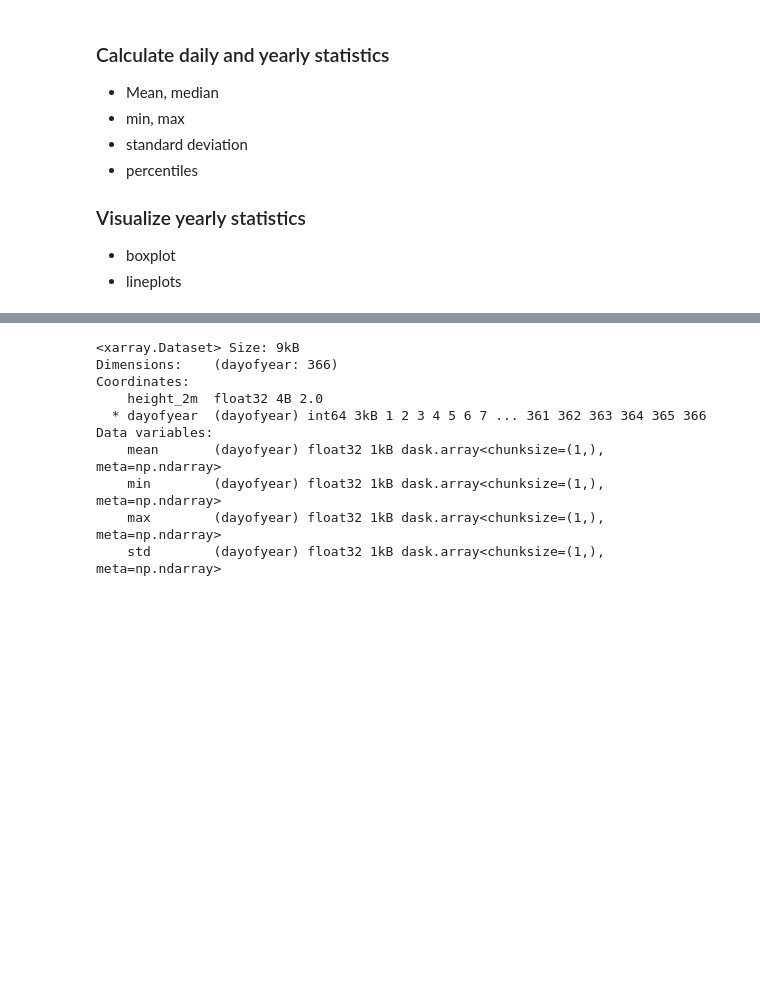
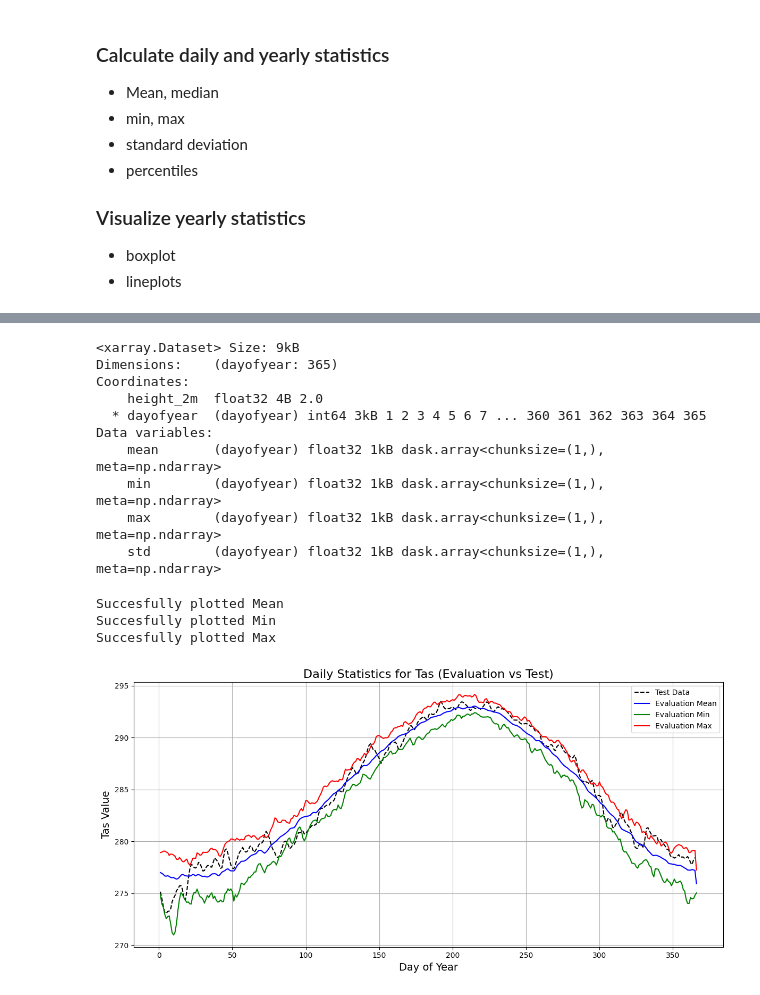
Before and after one commit to CORDEX-be2/ValEnsPy, a Jupyter notebook: evaluation_cclm/cclm_gcm_evaluation_EUR11.ipynb, the cells around one changed output, grey strips where cells are left out. Cells and saved outputs as stored; diff of their text form; code cells hidden in the pictures; blank space fills up the shorter version.

Commit message:
Incorporated individual yearly timeseries, calculating daily statistics on year basis

```diff
--- a/evaluation_cclm/cclm_gcm_evaluation_EUR11.ipynb
+++ b/evaluation_cclm/cclm_gcm_evaluation_EUR11.ipynb
@@ -601,16 +596,16 @@ def plot_daily_stats(eval_dataset, test_dataset, variable, statistics):
         'std': 'grey'
     }
 
-    # Plot the test dataset
-    if variable in test_dataset:
-        ax.plot(
-            test_dataset['time'].dt.dayofyear,
-            test_dataset[variable],
-            label='Test Data',
-            color='black',
-            linestyle='--'
-        )
-        print(f"Succesfully plotted test data")
+        # Plot the test dataset
+    test_dataset["dayofyear"] = test_dataset['time'].dt.dayofyear
+    ax.plot(
+        test_dataset['dayofyear'],
+        test_dataset[variable],
+        label='Test Data',
+        color='black',
+        linestyle='--'
+    )
+
 
     # Plot each requested statistic from the evaluation dataset
     for stat in statistics:
@@ -650,15 +645,15 @@ def plot_daily_stats(eval_dataset, test_dataset, variable, statistics):
     plt.tight_layout()
     plt.show()
 
-    return fig
+    return fig, ax
 # %%
-print(stat_eval_daily)
+print(stat_exp_daily)
 # %% [output]
 <xarray.Dataset> Size: 9kB
-Dimensions:    (dayofyear: 366)
+Dimensions:    (dayofyear: 365)
 Coordinates:
     height_2m  float32 4B 2.0
-  * dayofyear  (dayofyear) int64 3kB 1 2 3 4 5 6 7 ... 361 362 363 364 365 366
+  * dayofyear  (dayofyear) int64 3kB 1 2 3 4 5 6 7 ... 360 361 362 363 364 365
 Data variables:
     mean       (dayofyear) float32 1kB dask.array<chunksize=(1,), meta=np.ndarray>
     min        (dayofyear) float32 1kB dask.array<chunksize=(1,), meta=np.ndarray>
@@ -667,7 +662,11 @@ Data variables:
 # %%
 # Takes very long
 statistics_to_plot = ['mean', 'min', 'max']  # Example list of statistics
-variable_to_plot = 'tas'  # Variable from the test dataset
 
 # Plot the daily statistics
-fig = plot_daily_stats(stat_eval_daily, stat_exp_daily, statistics=statistics_to_plot, variable=variable)
+fig = plot_daily_stats(stat_eval_daily, ds_mean_exp, statistics=statistics_to_plot, variable=variable)
+# %% [output]
+Succesfully plotted Mean
+Succesfully plotted Min
+Succesfully plotted Max
+[figure, added]
```
Also changed, not shown: parts of 4 cells of this notebook.
